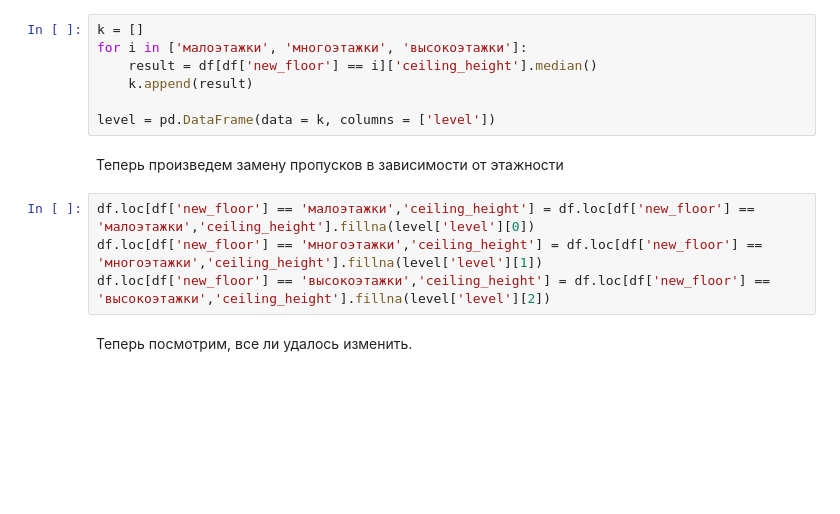
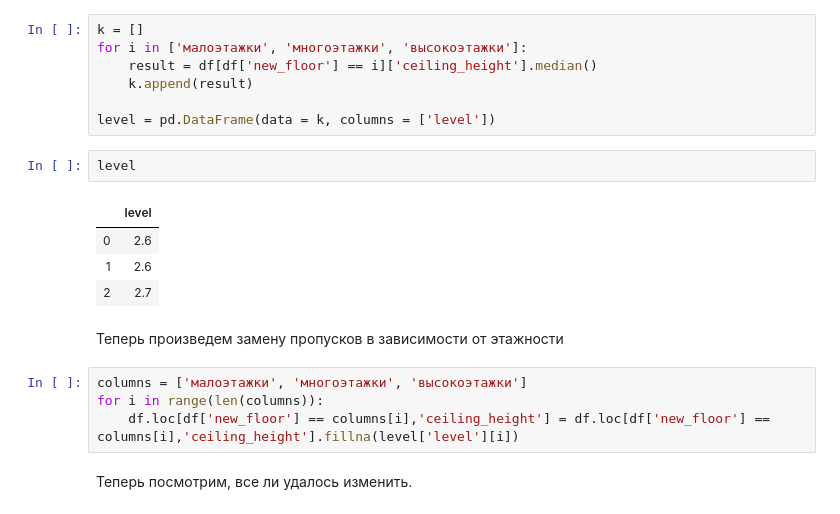
Before and after one commit to ViacheslavPogorelyy/YaP, a Jupyter notebook: part_number_two/project_2.ipynb, the cells around one changed output. Cells and saved outputs as stored; diff of their text form; blank space fills up the shorter version.

Commit message:
Add files via upload
New columns with NA

```diff
--- a/part_number_two/project_2.ipynb
+++ b/part_number_two/project_2.ipynb
@@ -197,12 +198,19 @@ for i in ['малоэтажки', 'многоэтажки', 'высокоэта
     k.append(result)
 
 level = pd.DataFrame(data = k, columns = ['level'])
+# %%
+level
+# %% [output]
+|  | level |
+| 0 | 2.6 |
+| 1 | 2.6 |
+| 2 | 2.7 |
 # %% [markdown]
 Теперь произведем замену пропусков в зависимости от этажности
-# %%
-df.loc[df['new_floor'] == 'малоэтажки','ceiling_height'] = df.loc[df['new_floor'] == 'малоэтажки','ceiling_height'].fillna(level['level'][0])
-df.loc[df['new_floor'] == 'многоэтажки','ceiling_height'] = df.loc[df['new_floor'] == 'многоэтажки','ceiling_height'].fillna(level['level'][1])
-df.loc[df['new_floor'] == 'высокоэтажки','ceiling_height'] = df.loc[df['new_floor'] == 'высокоэтажки','ceiling_height'].fillna(level['level'][2])
+# %%
+columns = ['малоэтажки', 'многоэтажки', 'высокоэтажки']
+for i in range(len(columns)):
+    df.loc[df['new_floor'] == columns[i],'ceiling_height'] = df.loc[df['new_floor'] == columns[i],'ceiling_height'].fillna(level['level'][i])
 # %% [markdown]
 Теперь посмотрим, все ли удалось изменить.
 # %%
```
Also changed, not shown: parts of 15 cells of this notebook.
